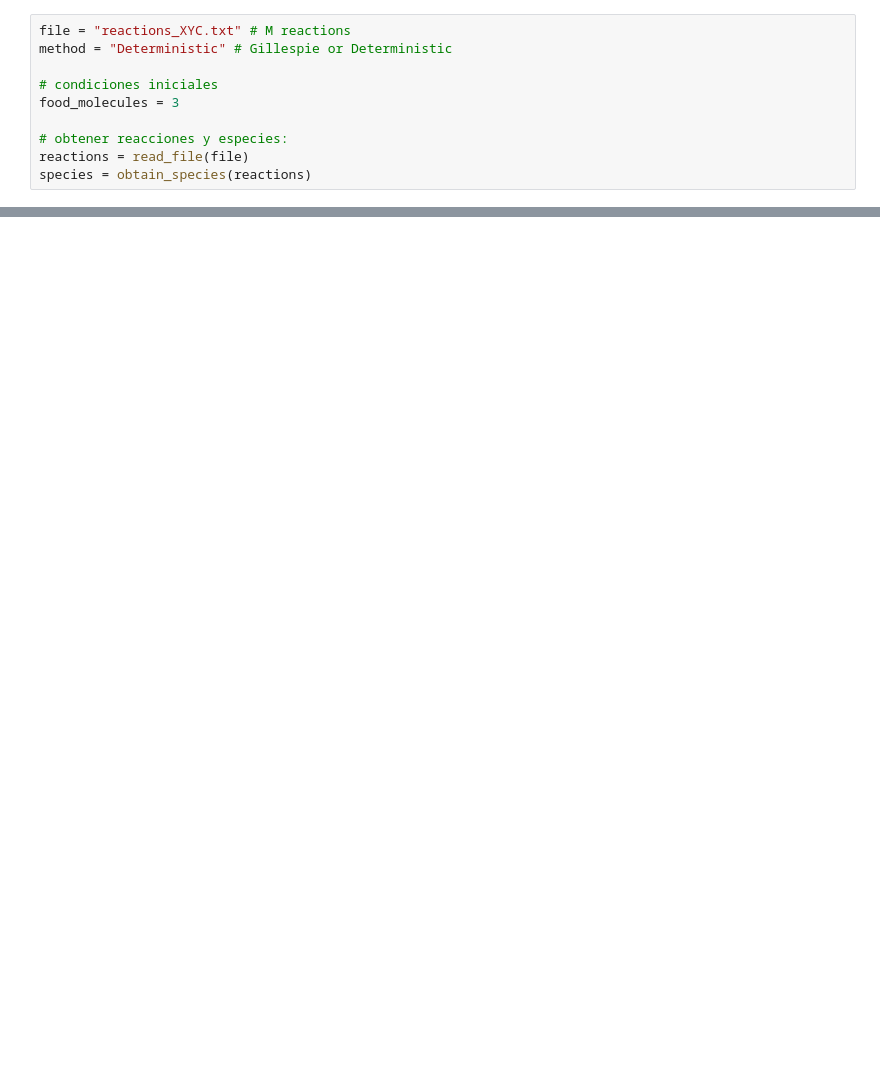
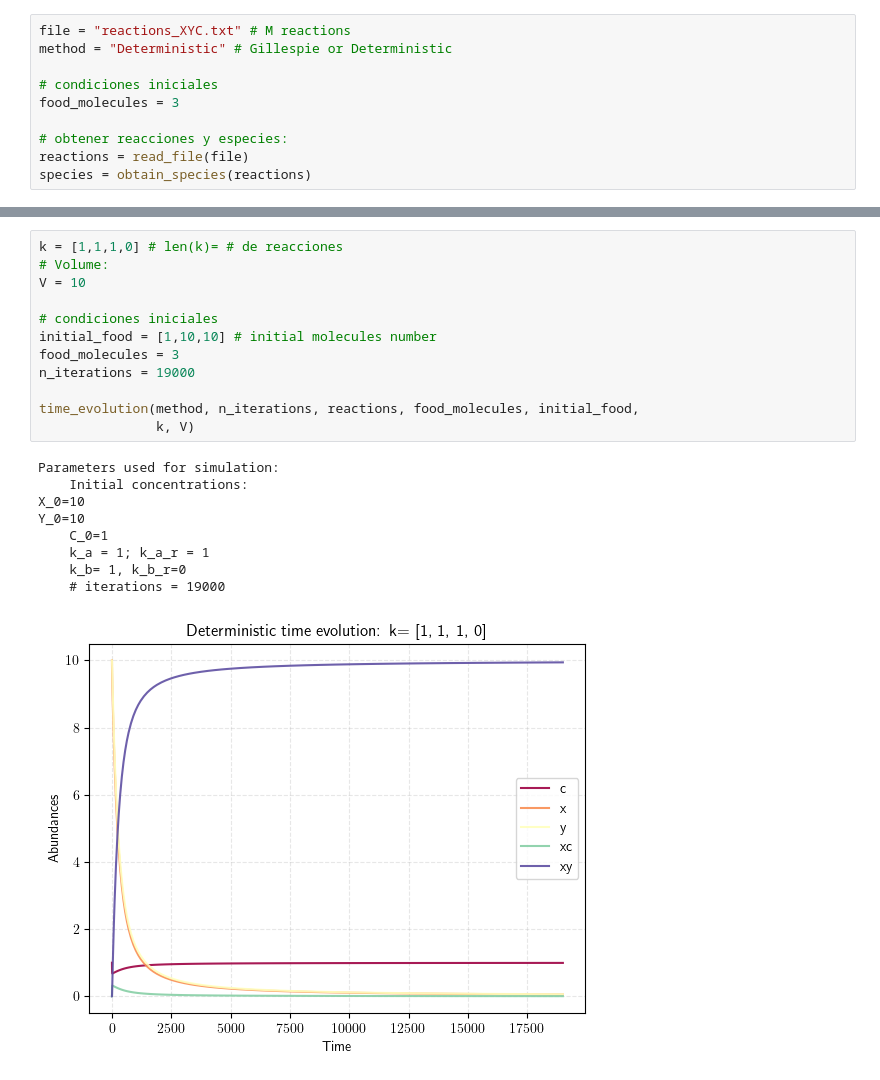
Before and after one commit to CAB-GCA/catalytic_world, a Jupyter notebook: graphs.ipynb, the cells around one changed output, grey strips where cells are left out. Cells and saved outputs as stored; diff of their text form; blank space fills up the shorter version.

```diff
--- a/graphs.ipynb
+++ b/graphs.ipynb
@@ -54,0 +211,22 @@ xyeq_vs_c(initial_c, initial_food, method, n_iterations, reactions,
+# %%
+k = [1,1,1,0] # len(k)= # de reacciones
+# Volume:
+V = 10
+
+# condiciones iniciales
+initial_food = [1,10,10] # initial molecules number
+food_molecules = 3
+n_iterations = 19000
+
+time_evolution(method, n_iterations, reactions, food_molecules, initial_food,
+               k, V)
+# %% [output]
+Parameters used for simulation:
+    Initial concentrations:
+X_0=10
+Y_0=10
+    C_0=1
+    k_a = 1; k_a_r = 1
+    k_b= 1, k_b_r=0
+    # iterations = 19000
+[figure, added]
```
Also changed, not shown: parts of 21 cells of this notebook, 1 other file.
